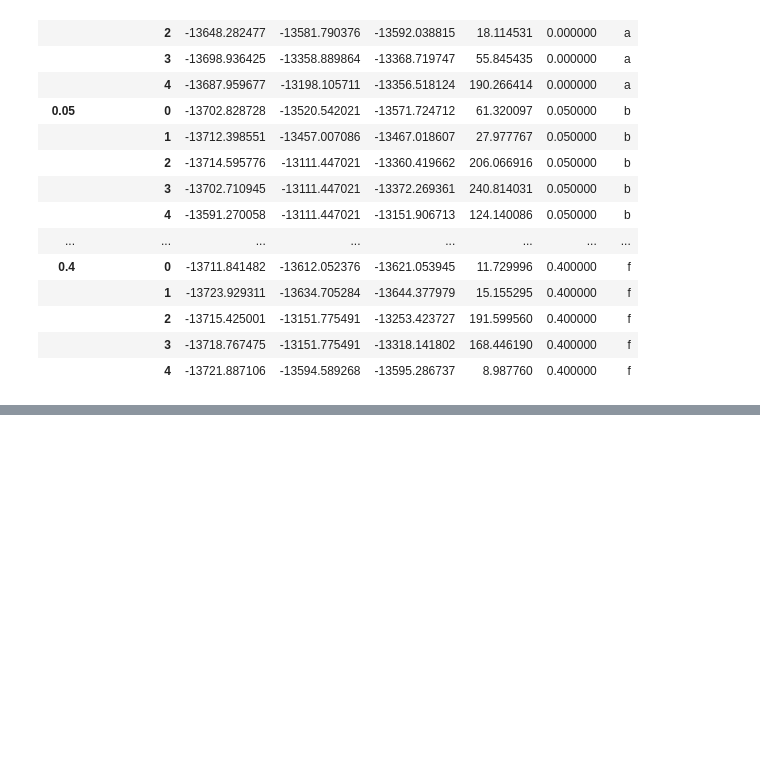
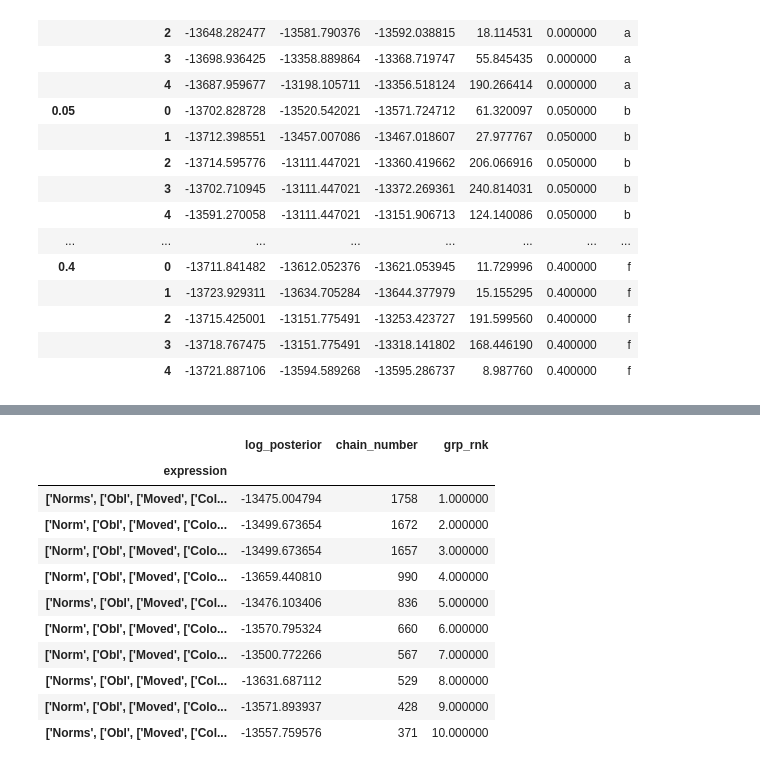
Before and after one commit to ashish1610dhiman/learning_norms_with_mcmc_from_pcfg_IJCAI21, a Jupyter notebook: notebooks/1.1_nc_exp1.ipynb, the cells around one changed output, grey strips where cells are left out. Drawn from its saved outputs; the diff is of its cells as text; code cells hidden in the pictures; blank space fills up the shorter version.

```diff
--- a/notebooks/1.1_nc_exp1.ipynb
+++ b/notebooks/1.1_nc_exp1.ipynb
@@ -178,0 +237,17 @@ grouped.index[0][0]
+# %%
+top_norms.loc[0.3].head(10).style.apply(lambda x: ['background: lightgreen' if x['log_posterior'] >=\
+                               true_post["e"] else '' for i in x],
+               axis=1)
+# %% [output]
+|  | log_posterior | chain_number | grp_rnk |
+| expression |  |  |  |
+| ['Norms', ['Obl', ['Moved', ['Col... | -13475.004794 | 1758 | 1.000000 |
+| ['Norm', ['Obl', ['Moved', ['Colo... | -13499.673654 | 1672 | 2.000000 |
+| ['Norm', ['Obl', ['Moved', ['Colo... | -13499.673654 | 1657 | 3.000000 |
+| ['Norm', ['Obl', ['Moved', ['Colo... | -13659.440810 | 990 | 4.000000 |
+| ['Norms', ['Obl', ['Moved', ['Col... | -13476.103406 | 836 | 5.000000 |
+| ['Norm', ['Obl', ['Moved', ['Colo... | -13570.795324 | 660 | 6.000000 |
+| ['Norm', ['Obl', ['Moved', ['Colo... | -13500.772266 | 567 | 7.000000 |
+| ['Norms', ['Obl', ['Moved', ['Col... | -13631.687112 | 529 | 8.000000 |
+| ['Norm', ['Obl', ['Moved', ['Colo... | -13571.893937 | 428 | 9.000000 |
+| ['Norms', ['Obl', ['Moved', ['Col... | -13557.759576 | 371 | 10.000000 |
```
Also changed, not shown: parts of 8 cells of this notebook.
